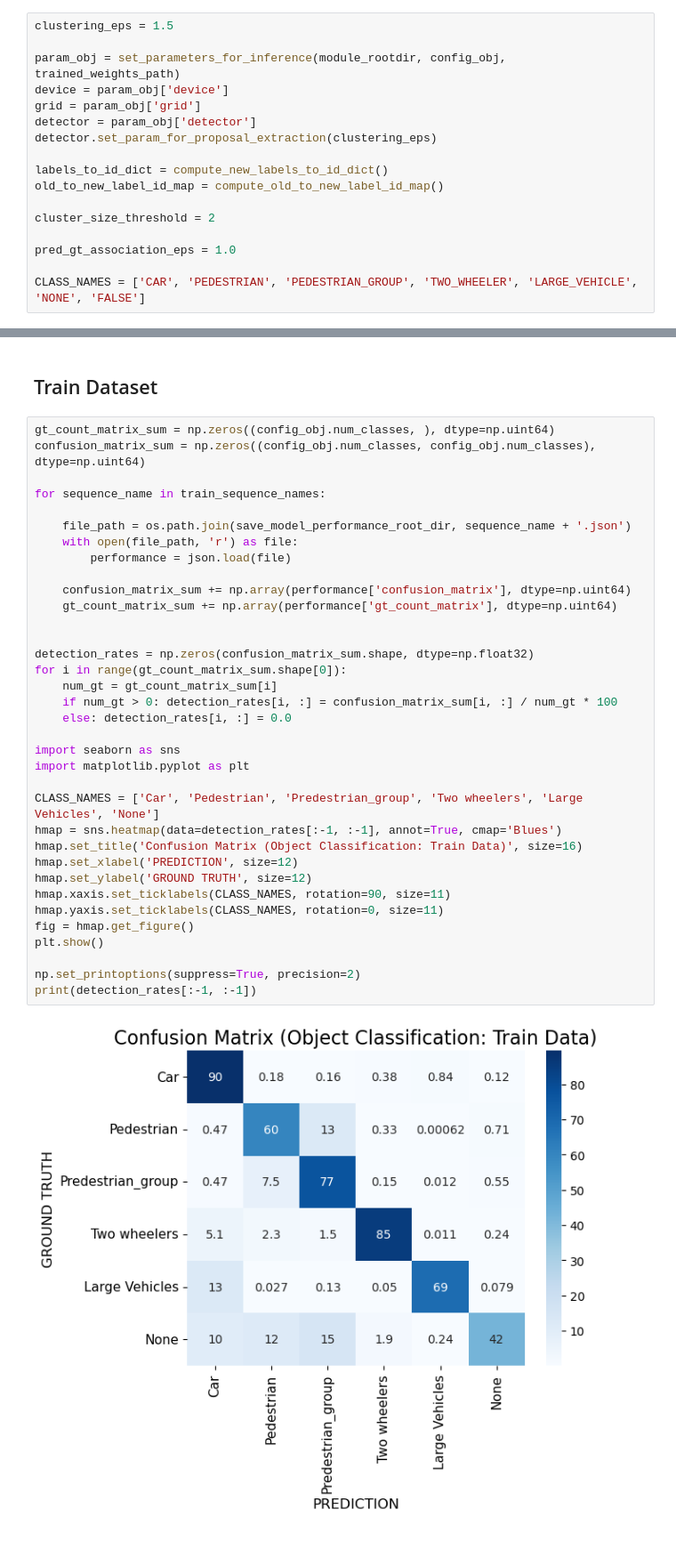
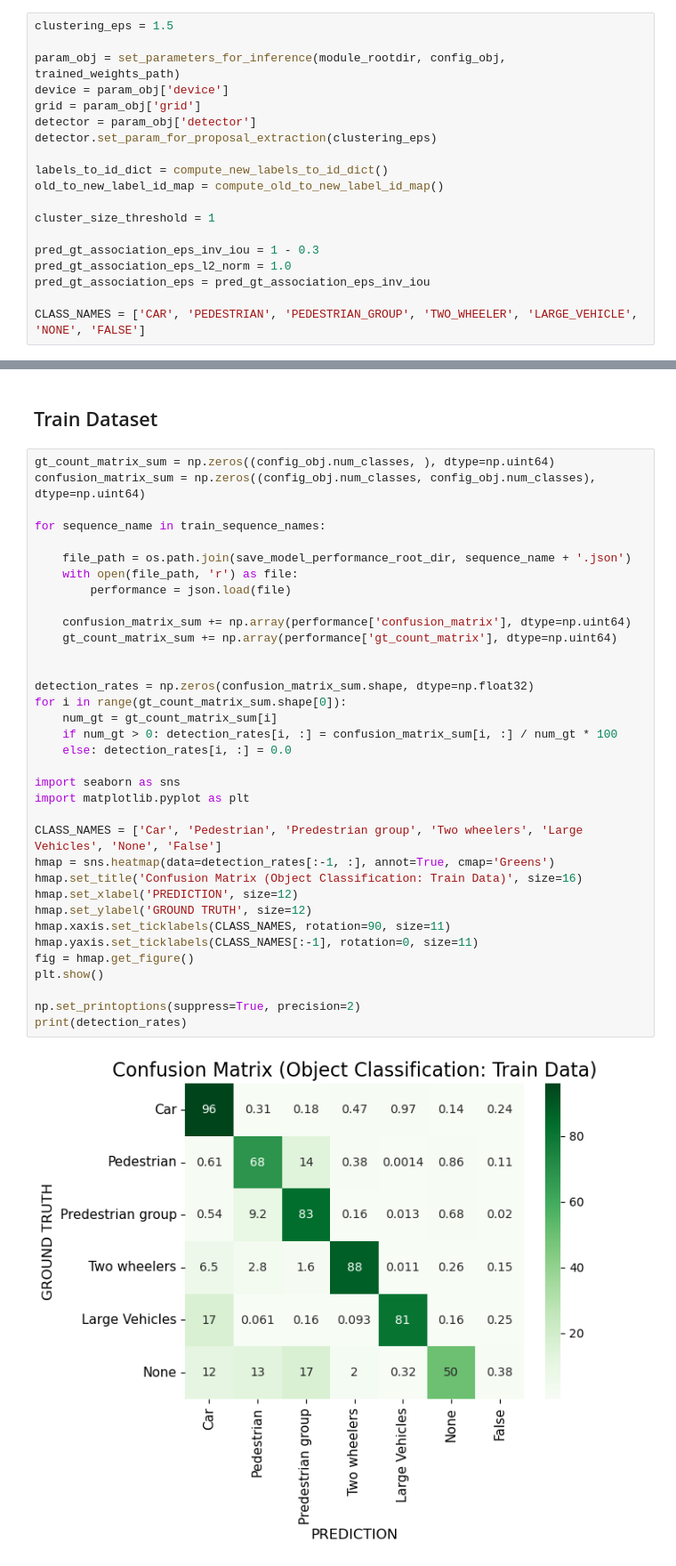
Before and after one commit to UditBhaskar19/GRAPH_NEURAL_NETWORK_FOR_RADAR_PERCEPTION, a Jupyter notebook: performance_eval_detection.ipynb, the cells around one changed output, grey strips where cells are left out. Shown at 89% size. Cells and saved outputs as stored; diff of their text form.

```diff
--- a/performance_eval_detection.ipynb
+++ b/performance_eval_detection.ipynb
@@ -49,9 +49,11 @@ detector.set_param_for_proposal_extraction(clustering_eps)
 labels_to_id_dict = compute_new_labels_to_id_dict()
 old_to_new_label_id_map = compute_old_to_new_label_id_map()
 
-cluster_size_threshold = 2
+cluster_size_threshold = 1
 
-pred_gt_association_eps = 1.0
+pred_gt_association_eps_inv_iou = 1 - 0.3
+pred_gt_association_eps_l2_norm = 1.0
+pred_gt_association_eps = pred_gt_association_eps_inv_iou
 
 CLASS_NAMES = ['CAR', 'PEDESTRIAN', 'PEDESTRIAN_GROUP', 'TWO_WHEELER', 'LARGE_VEHICLE', 'NONE', 'FALSE']
 # %% [output]
@@ -175,35 +178,35 @@ gt_count_matrix_sum = np.zeros((config_obj.num_classes, ), dtype=np.uint64)
 confusion_matrix_sum = np.zeros((config_obj.num_classes, config_obj.num_classes), dtype=np.uint64)
 
 for sequence_name in train_sequence_names:
 
     file_path = os.path.join(save_model_performance_root_dir, sequence_name + '.json')
     with open(file_path, 'r') as file:
         performance = json.load(file)
 
     confusion_matrix_sum += np.array(performance['confusion_matrix'], dtype=np.uint64)
     gt_count_matrix_sum += np.array(performance['gt_count_matrix'], dtype=np.uint64)
 
 
 detection_rates = np.zeros(confusion_matrix_sum.shape, dtype=np.float32)
 for i in range(gt_count_matrix_sum.shape[0]):
     num_gt = gt_count_matrix_sum[i]
     if num_gt > 0: detection_rates[i, :] = confusion_matrix_sum[i, :] / num_gt * 100
     else: detection_rates[i, :] = 0.0
 
 import seaborn as sns
 import matplotlib.pyplot as plt
 
-CLASS_NAMES = ['Car', 'Pedestrian', 'Predestrian_group', 'Two wheelers', 'Large Vehicles', 'None']
-hmap = sns.heatmap(data=detection_rates[:-1, :-1], annot=True, cmap='Blues')
+CLASS_NAMES = ['Car', 'Pedestrian', 'Predestrian group', 'Two wheelers', 'Large Vehicles', 'None', 'False']
+hmap = sns.heatmap(data=detection_rates[:-1, :], annot=True, cmap='Greens')
 hmap.set_title('Confusion Matrix (Object Classification: Train Data)', size=16)
 hmap.set_xlabel('PREDICTION', size=12)
 hmap.set_ylabel('GROUND TRUTH', size=12)
 hmap.xaxis.set_ticklabels(CLASS_NAMES, rotation=90, size=11)
-hmap.yaxis.set_ticklabels(CLASS_NAMES, rotation=0, size=11)
+hmap.yaxis.set_ticklabels(CLASS_NAMES[:-1], rotation=0, size=11)
 fig = hmap.get_figure()
 plt.show()
 
 np.set_printoptions(suppress=True, precision=2)
-print(detection_rates[:-1, :-1])
+print(detection_rates)
 # %% [output]
-[figure, old version]
+[figure, new version]
```
Also changed, not shown: parts of 2 cells of this notebook, 2 other files.
